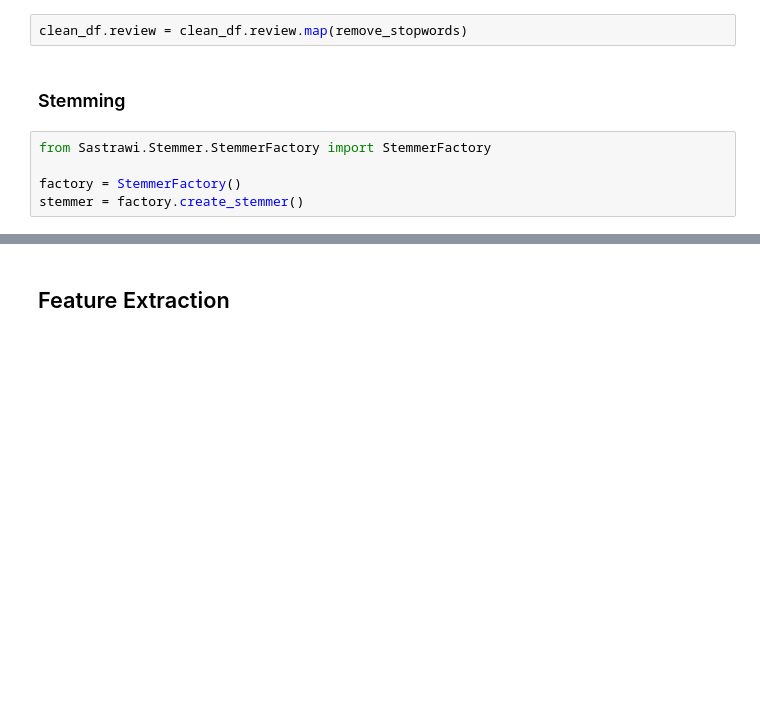
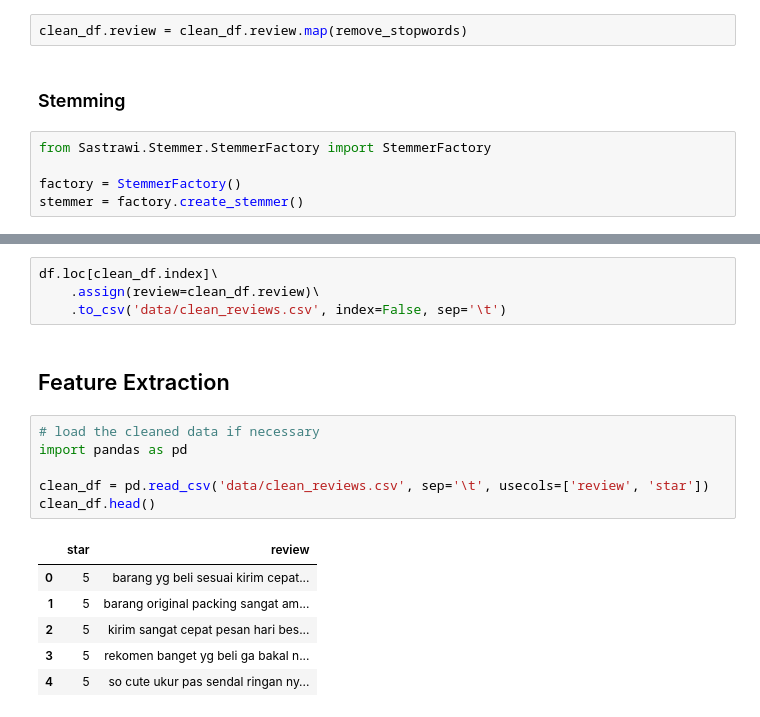
Before and after one commit to zeerafle/product-sentiment, a Jupyter notebook: notebook.ipynb, the cells around one changed output, grey strips where cells are left out. Drawn from its saved outputs; the diff is of its cells as text; blank space fills up the shorter version.

```diff
--- a/notebook.ipynb
+++ b/notebook.ipynb
@@ -322,2 +340,19 @@ Name: review, Length: 3579, dtype: object
+# %%
+df.loc[clean_df.index]\
+    .assign(review=clean_df.review)\
+    .to_csv('data/clean_reviews.csv', index=False, sep='\t')
 # %% [markdown]
 ## Feature Extraction
+# %%
+# load the cleaned data if necessary
+import pandas as pd
+
+clean_df = pd.read_csv('data/clean_reviews.csv', sep='\t', usecols=['review', 'star'])
+clean_df.head()
+# %% [output]
+|  | star | review |
+| 0 | 5 | barang yg beli sesuai kirim cepat... |
+| 1 | 5 | barang original packing sangat am... |
+| 2 | 5 | kirim sangat cepat pesan hari bes... |
+| 3 | 5 | rekomen banget yg beli ga bakal n... |
+| 4 | 5 | so cute ukur pas sendal ringan ny... |
```
Also changed, not shown: parts of 30 cells of this notebook, 3 other files.
